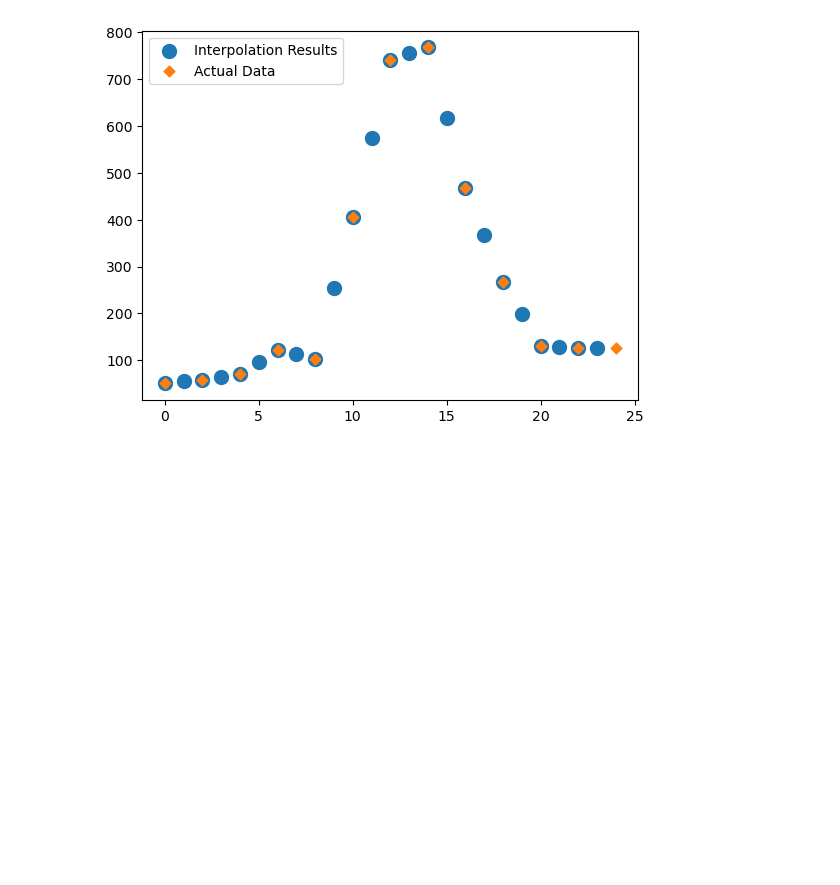
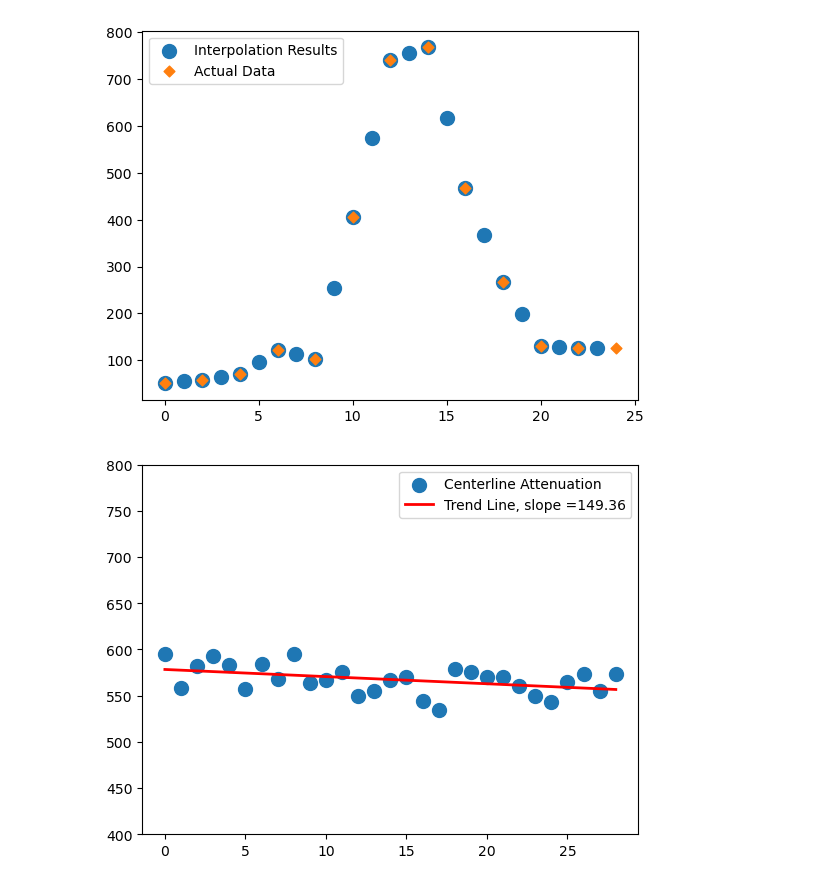
Before and after one commit to aseresti/ContrastDispersion, a Jupyter notebook: scripts/TestAutoPipeline.ipynb, the cells around one changed output. Drawn from its saved outputs; the diff is of its cells as text; code cells hidden in the pictures; blank space fills up the shorter version.

```diff
--- a/scripts/TestAutoPipeline.ipynb
+++ b/scripts/TestAutoPipeline.ipynb
@@ -325,12 +326,16 @@ def GetSurfaceArea(polydata):
     return properties.GetSurfaceArea()
 # %%
 CrossSections = vtk.vtkAppendPolyData()
+Area_ = []
 for idx in indeces_2:
     cross_section_ = slice_w_plane(MeshProjections['VA08B_06'], position_points[idx+2], direction_points[idx+2])
-    radius = np.sqrt(GetSurfaceArea(cross_section_)/np.pi)
+    area_ = GetSurfaceArea(cross_section_)
+    Area_.append(area_)
+    radius = np.sqrt(area_/np.pi)
     inner_section_ = SphereClip(cross_section_, GetCentroid(cross_section_), radius*0.75)
     CrossSections.AddInputData(ExtractSurface(inner_section_))
 CrossSections.Update()
+Area = np.mean(np.array(Area_))
 WriteVTPFile(os.path.join(path_, "CrossSections.vtp"), CrossSections.GetOutput())
 # %% [markdown]
 ### Extracting cross sections from upper and lower parts of the lumen
@@ -493,0 +501,19 @@ for idx in indeces_l:
+# %%
+SpatialArray = []
+for _, array in UpperMeanArrays.items():
+    SpatialArray.append(array[11])
+for array in LowerMeanArrays:
+    SpatialArray.append(array[11])
+
+count = [i for i in range(len(SpatialArray))]
+plt.figure()
+plt.scatter(count, SpatialArray, marker = 'o', s = 100, label = "Centerline Attenuation")
+x_fit = np.linspace(min(count), max(count), 100).reshape(-1,1)
+slope_s, intercept, _, _, _ = linregress(count, SpatialArray)
+y_fit = slope_s * x_fit + intercept
+plt.plot(x_fit, y_fit, 'r-', linewidth=2, label= f"Trend Line, slope ={int(slope*100)/100}")
+plt.ylim([400, 800])
+plt.legend()
+plt.show()
+# %% [output]
+[figure, added]
```
Also changed, not shown: parts of 5 cells of this notebook.
